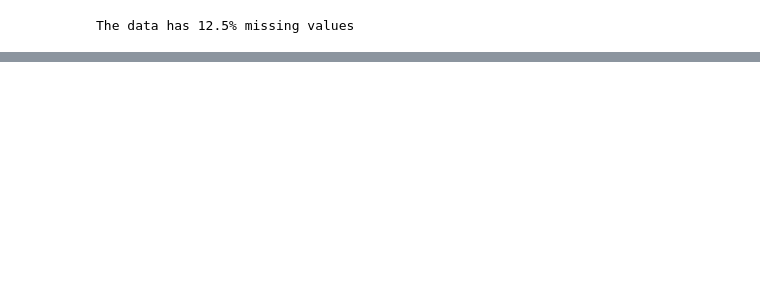
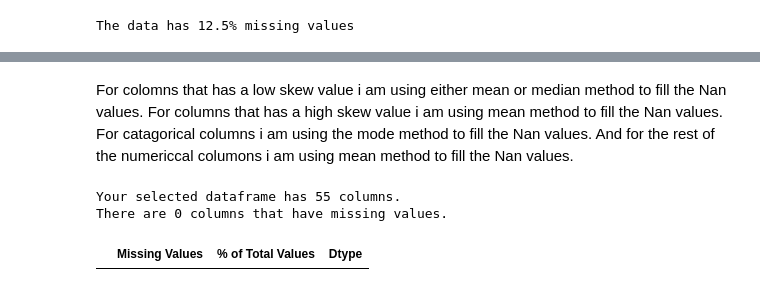
Before and after one commit to Keriii/week_1, a Jupyter notebook: notebook/data_cleaning.ipynb, the cells around one changed output, grey strips where cells are left out. Drawn from its saved outputs; the diff is of its cells as text; code cells hidden in the pictures; blank space fills up the shorter version.

```diff
--- a/notebook/data_cleaning.ipynb
+++ b/notebook/data_cleaning.ipynb
@@ -86,2 +223,33 @@ The data has 12.5% missing values
+# %% [markdown]
+For colomns that has a low skew value i am using either mean or median method to fill the Nan values.
+For columns that has a high skew value i am using mean method to fill the Nan values.
+For catagorical columns i am using the mode method to fill the Nan values.
+And for the rest of the numericcal columons i am using mean method to fill the Nan values.
+# %%
+col1 = ['TCP DL Retrans. Vol (Bytes)',
+        'TCP UL Retrans. Vol (Bytes)',
+        'Avg RTT DL (ms)',
+        'Avg RTT UL (ms)',
+        'HTTP DL (Bytes)',
+        'HTTP UL (Bytes)']
+
+data2 = clean.fill_missing_values_numeric(data1, 'mean', col1)
+# %%
+#Since filling the handset type and manufacturer needs to be consistente with one onother,using other methods might fail (the mean of maufacurers might be Samsung while the mean for type maybe Iphone6s),
+# Hence to adress this problem i have decided to fill the NAn value with 'unkown'.
+data2['Handset Type'] = data2['Handset Type'].fillna('unknown')
+data2['Handset Manufacturer'] = data2['Handset Manufacturer'].fillna('unknown')
+# %%
+categorical_columns = data.select_dtypes(include=['object','datetime64[ns]']).columns
+
+for col in categorical_columns:
+                data2[col] = data2[col].fillna(data2[col].mode()[0])
+# %%
+#method for numerical data types
+cleand_data = clean.fill_missing_values_numeric(data2, 'median')
 # %%
-clean.
+clean.missing_values_table(cleand_data)
+# %% [output]
+Your selected dataframe has 55 columns.
+There are 0 columns that have missing values.
+|  | Missing Values | % of Total Values | Dtype |
```
Also changed, not shown: parts of 31 cells of this notebook.
